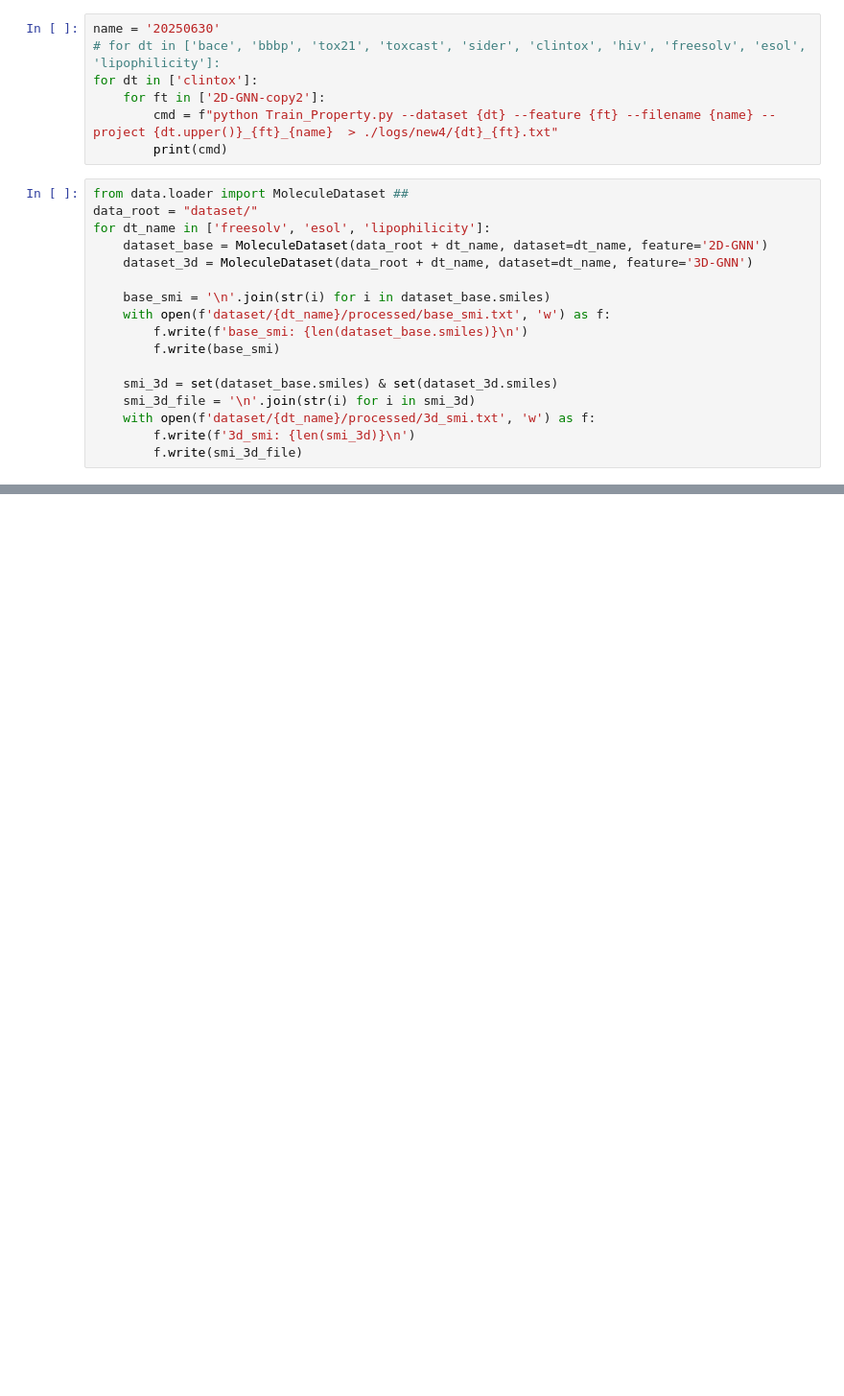
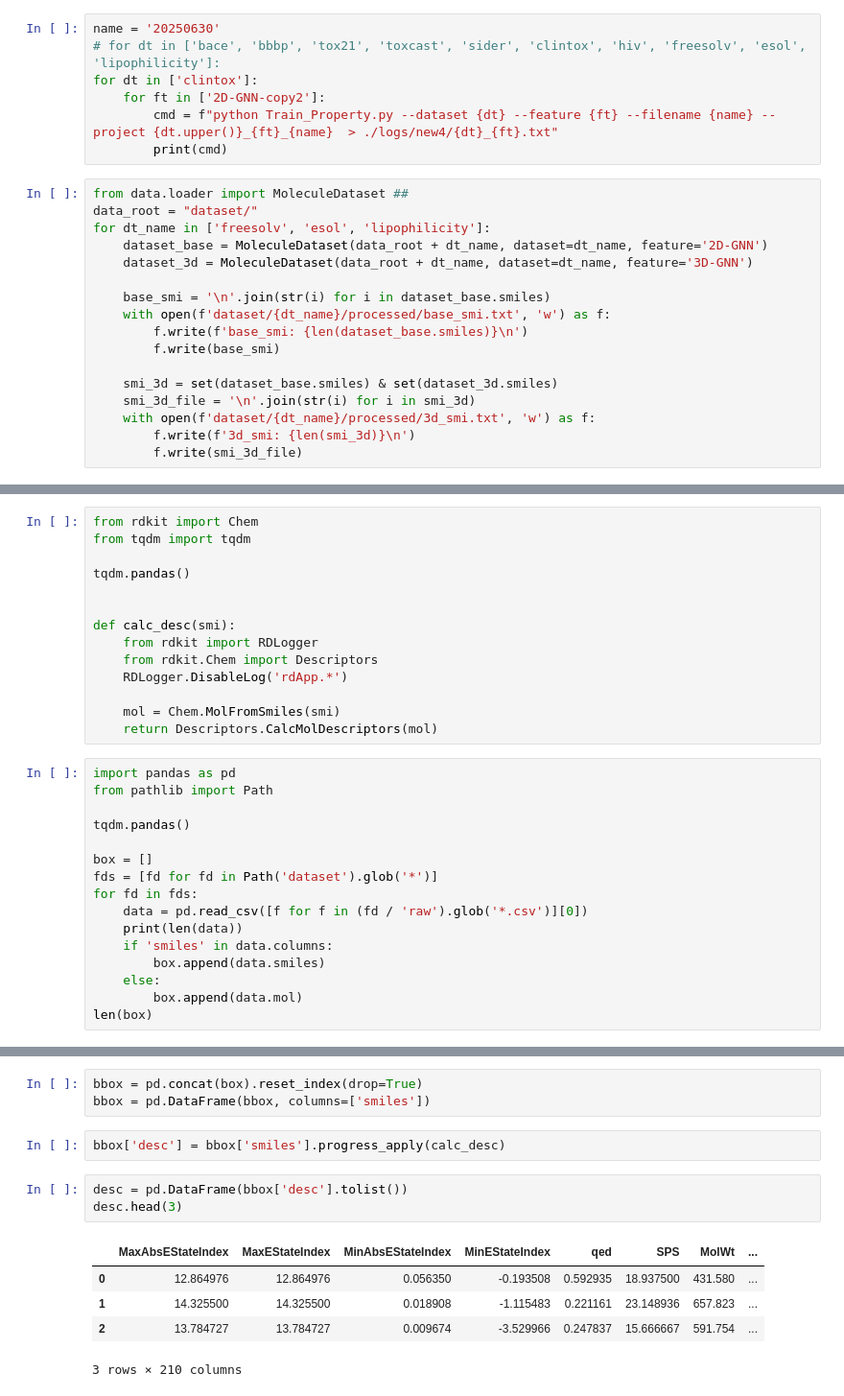
Before and after one commit to eda-ginger/Molecule-Learning, a Jupyter notebook: featurizer.ipynb, the cells around one changed output, grey strips where cells are left out. Shown: that part at 96% size. Cells and saved outputs as stored; diff of their text form; blank space fills up the shorter version.

```diff
--- a/featurizer.ipynb
+++ b/featurizer.ipynb
@@ -635,0 +542,30 @@ pd.DataFrame(result).to_excel('summary_results.xlsx')
+# %%
+from rdkit import Chem
+from tqdm import tqdm
+
+tqdm.pandas()
+
+
+def calc_desc(smi):
+    from rdkit import RDLogger
+    from rdkit.Chem import Descriptors
+    RDLogger.DisableLog('rdApp.*')
+
+    mol = Chem.MolFromSmiles(smi)
+    return Descriptors.CalcMolDescriptors(mol)
+# %%
+import pandas as pd
+from pathlib import Path
+
+tqdm.pandas()
+
+box = []
+fds = [fd for fd in Path('dataset').glob('*')]
+for fd in fds:
+    data = pd.read_csv([f for f in (fd / 'raw').glob('*.csv')][0])
+    print(len(data))
+    if 'smiles' in data.columns:
+        box.append(data.smiles)
+    else:
+        box.append(data.mol)
+len(box)
@@ -635,0 +584,14 @@ pd.DataFrame(result).to_excel('summary_results.xlsx')
+# %%
+bbox = pd.concat(box).reset_index(drop=True)
+bbox = pd.DataFrame(bbox, columns=['smiles'])
+# %%
+bbox['desc'] = bbox['smiles'].progress_apply(calc_desc)
+# %%
+desc = pd.DataFrame(bbox['desc'].tolist())
+desc.head(3)
+# %% [output]
+|  | MaxAbsEStateIndex | MaxEStateIndex | MinAbsEStateIndex | MinEStateIndex | qed | SPS | MolWt | ... |
+| 0 | 12.864976 | 12.864976 | 0.056350 | -0.193508 | 0.592935 | 18.937500 | 431.580 | ... |
+| 1 | 14.325500 | 14.325500 | 0.018908 | -1.115483 | 0.221161 | 23.148936 | 657.823 | ... |
+| 2 | 13.784727 | 13.784727 | 0.009674 | -3.529966 | 0.247837 | 15.666667 | 591.754 | ... |
+3 rows × 210 columns
```
Also changed, not shown: parts of 17 cells of this notebook, 20 other files.
